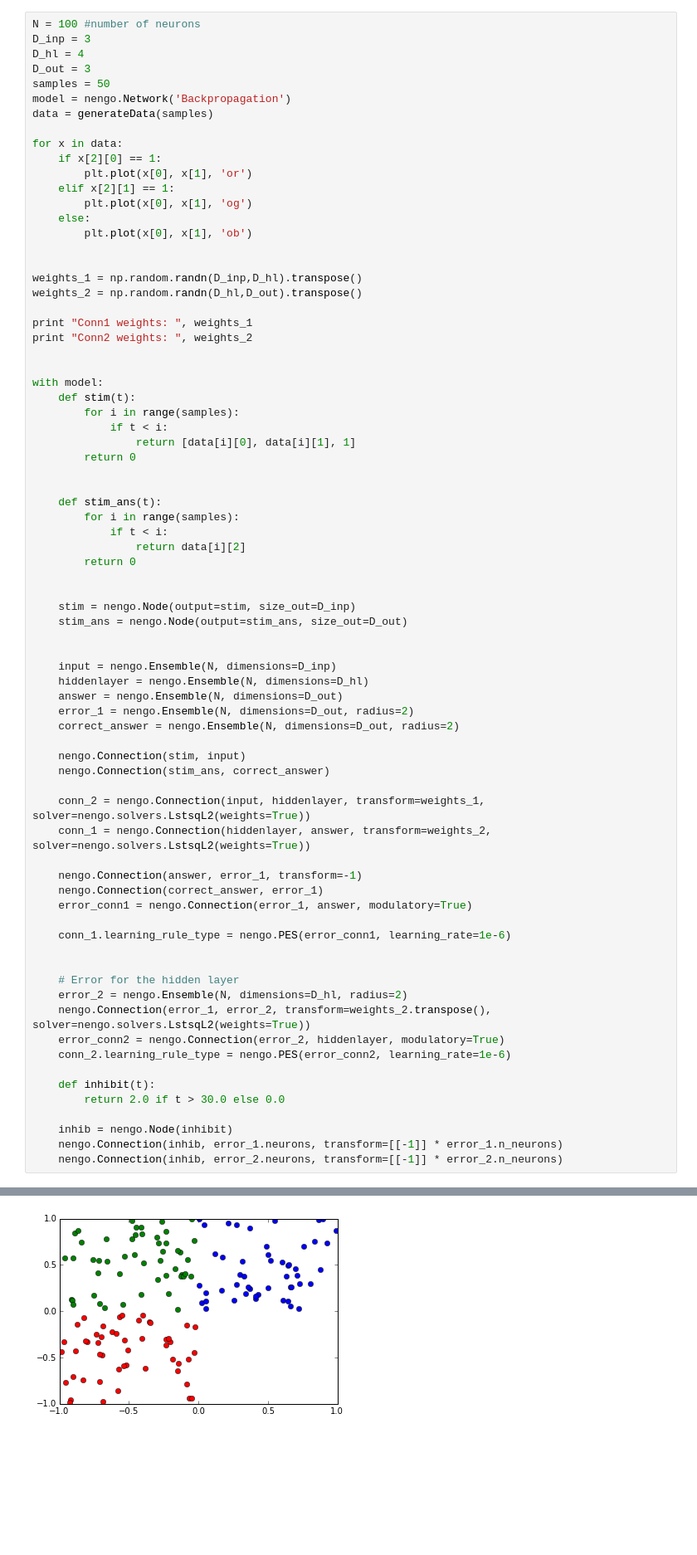
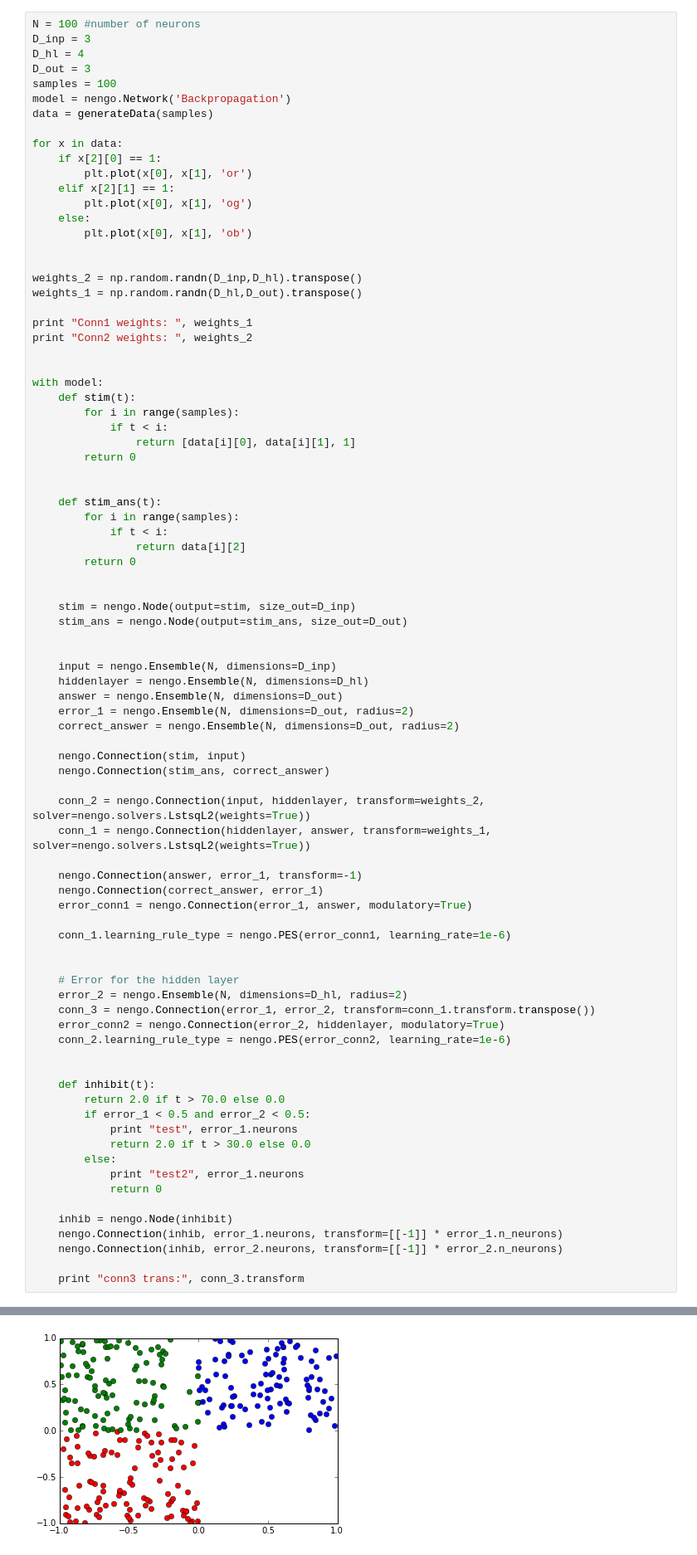
Before and after one commit to s72sue/Neural-Networks, a Jupyter notebook: Backprop.ipynb, the cells around one changed output, grey strips where cells are left out. Shown at 83% size. Drawn from its saved outputs; the diff is of its cells as text; blank space fills up the shorter version.

```diff
--- a/Backprop.ipynb
+++ b/Backprop.ipynb
@@ -33,7 +33,7 @@ N = 100 #number of neurons
 D_inp = 3
 D_hl = 4
 D_out = 3
-samples = 50
+samples = 100
 model = nengo.Network('Backpropagation')
 data = generateData(samples)
 
@@ -46,8 +46,8 @@ for x in data:
         plt.plot(x[0], x[1], 'ob')
 
 
-weights_1 = np.random.randn(D_inp,D_hl).transpose()
-weights_2 = np.random.randn(D_hl,D_out).transpose()
+weights_2 = np.random.randn(D_inp,D_hl).transpose()
+weights_1 = np.random.randn(D_hl,D_out).transpose()
 
 print "Conn1 weights: ", weights_1
 print "Conn2 weights: ", weights_2
@@ -81,8 +81,8 @@ with model:
     nengo.Connection(stim, input)
     nengo.Connection(stim_ans, correct_answer)
 
-    conn_2 = nengo.Connection(input, hiddenlayer, transform=weights_1, solver=nengo.solvers.LstsqL2(weights=True))
-    conn_1 = nengo.Connection(hiddenlayer, answer, transform=weights_2, solver=nengo.solvers.LstsqL2(weights=True))
+    conn_2 = nengo.Connection(input, hiddenlayer, transform=weights_2, solver=nengo.solvers.LstsqL2(weights=True))
+    conn_1 = nengo.Connection(hiddenlayer, answer, transform=weights_1, solver=nengo.solvers.LstsqL2(weights=True))
 
     nengo.Connection(answer, error_1, transform=-1)
     nengo.Connection(correct_answer, error_1)
@@ -93,14 +93,23 @@ with model:
 
     # Error for the hidden layer
     error_2 = nengo.Ensemble(N, dimensions=D_hl, radius=2)
-    nengo.Connection(error_1, error_2, transform=weights_2.transpose(), solver=nengo.solvers.LstsqL2(weights=True))
+    conn_3 = nengo.Connection(error_1, error_2, transform=conn_1.transform.transpose())
     error_conn2 = nengo.Connection(error_2, hiddenlayer, modulatory=True)
     conn_2.learning_rule_type = nengo.PES(error_conn2, learning_rate=1e-6)
 
+
     def inhibit(t):
-        return 2.0 if t > 30.0 else 0.0
+        return 2.0 if t > 70.0 else 0.0
+        if error_1 < 0.5 and error_2 < 0.5:
+            print "test", error_1.neurons
+            return 2.0 if t > 30.0 else 0.0
+        else:
+            print "test2", error_1.neurons
+            return 0
 
     inhib = nengo.Node(inhibit)
     nengo.Connection(inhib, error_1.neurons, transform=[[-1]] * error_1.n_neurons)
     nengo.Connection(inhib, error_2.neurons, transform=[[-1]] * error_2.n_neurons)
+
+    print "conn3 trans:", conn_3.transform
 # %% [output]
@@ -114,4 +127,4 @@ Conn2 weights:  [[ 0.50405936  0.70918053 -0.302737    0.97441926]
-[figure, old version]
+[figure, new version]
 # %%
 with model:
     input1_p = nengo.Probe(input, synapse=0.1)
```
Also changed, not shown: parts of 4 cells of this notebook, 2 other files.
